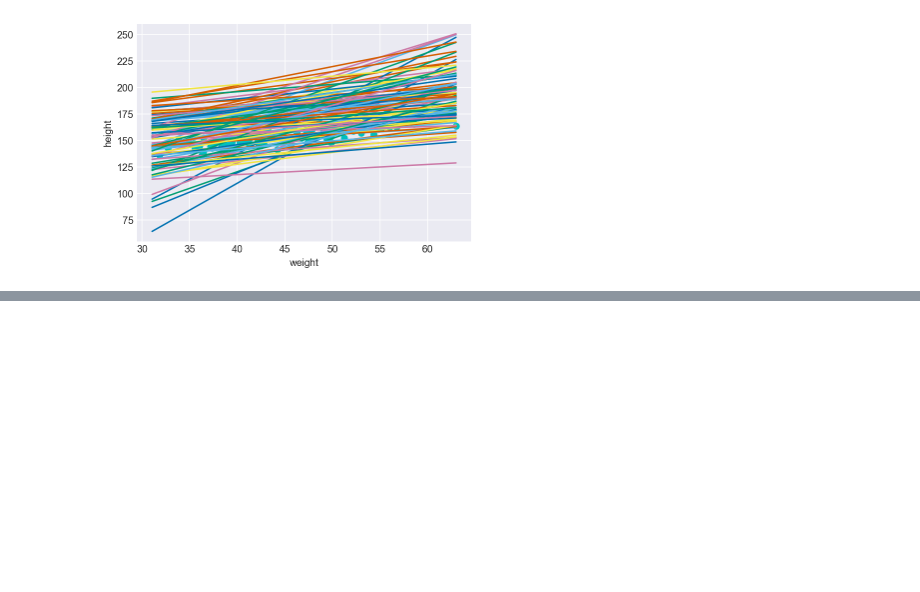
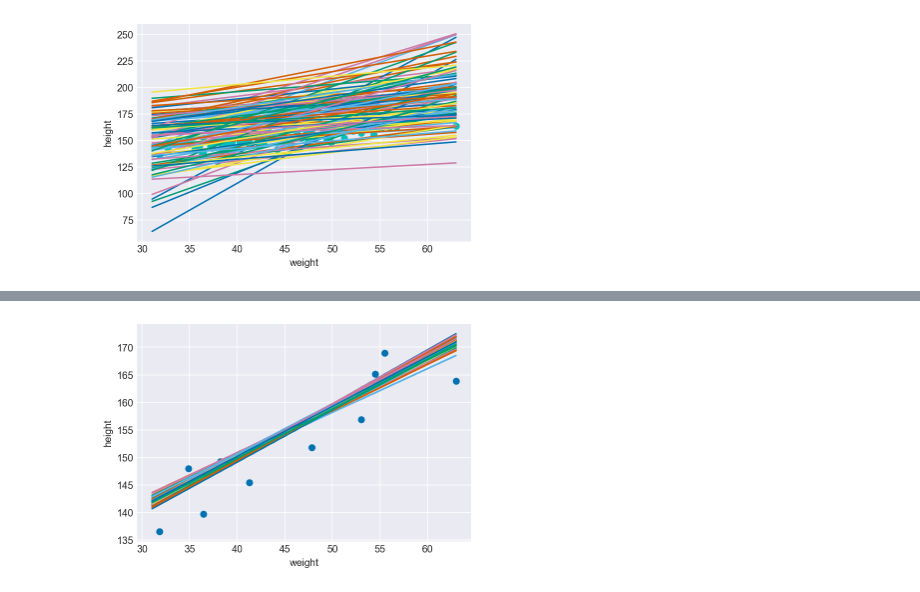
Before and after one commit to brightredchilli/statistical_rethinking, a Jupyter notebook: Chapter 4.ipynb, the cells around one changed output, grey strips where cells are left out. Saved outputs shown, nothing was run; the diff lists cells and outputs as text; code cells hidden in the pictures; blank space fills up the shorter version.

```diff
--- a/Chapter 4.ipynb
+++ b/Chapter 4.ipynb
@@ -127,6 +127,7 @@ d.describe()
 # %%
 # filter for people 18 and over.
 d2 = d[d.age >= 18]
+d2 = d2.reset_index(drop=True)
 d2.describe()
 # %% [output]
 |  | height | weight | age | male |
@@ -483,0 +482,14 @@ density_plot(scp.stats.lognorm.rvs(0.1, size=1000))
+# %%
+# Now lets try to create a new pymc model to capture this:
+
+def weight_height_model(data):
+    with pm.Model() as model:
+        sigma = pm.Uniform('sigma', 0, 50)
+        alpha = pm.Normal('alpha', mu=178, sigma=20)
+        beta = pm.LogNormal('beta', mu=0, sigma=1)
+        # note - getting issues using arrays unless wrapped in np.asarray
+        mu = pm.Deterministic('mu', alpha + beta * np.asarray(data.weight-data.weight.mean()))
+        height = pm.Normal('height', mu=mu, sigma=sigma, observed=data.height)
+        return model, pm.sample()
+
+code4_4_2, trace4_4_2 = weight_height_model(d2)
@@ -483,0 +503,21 @@ density_plot(scp.stats.lognorm.rvs(0.1, size=1000))
+# %%
+def plot_weight_height(trace, data, num_lines):
+    # plot some real vars
+    plt.plot(data.weight[:10], data.height[:10], 'C0o')
+    xs = data.weight
+
+    # We sample a random chain. There are 4 chains.
+    # Each chain has a draw, we draw 1000 times per chain.
+    # In each draw there is 352 values, which matches len(d2.weight)
+    num_chains = trace4_4_2.posterior.dims['chain']
+    num_draws = trace4_4_2.posterior.dims['draw']
+    for i in range(num_lines):
+        ys = trace.posterior.mu[np.random.randint(num_chains)][np.random.randint(num_draws)]
+        plt.plot(xs,ys)
+    plt.xlabel('weight')
+    plt.ylabel('height')
+
+# This validates that our prior is sound, it echos the earlier plot
+plot_weight_height(trace4_4_2, d2, 50)
+# %% [output]
+[figure, added]
```
Also changed, not shown: parts of 23 cells of this notebook.
